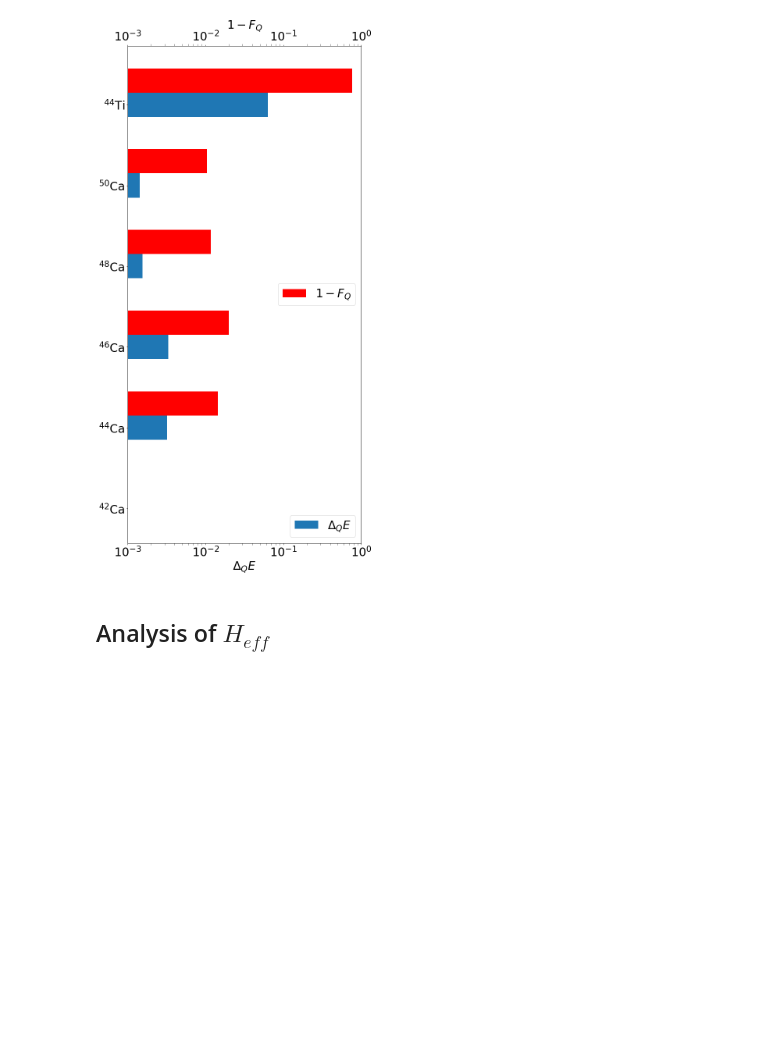
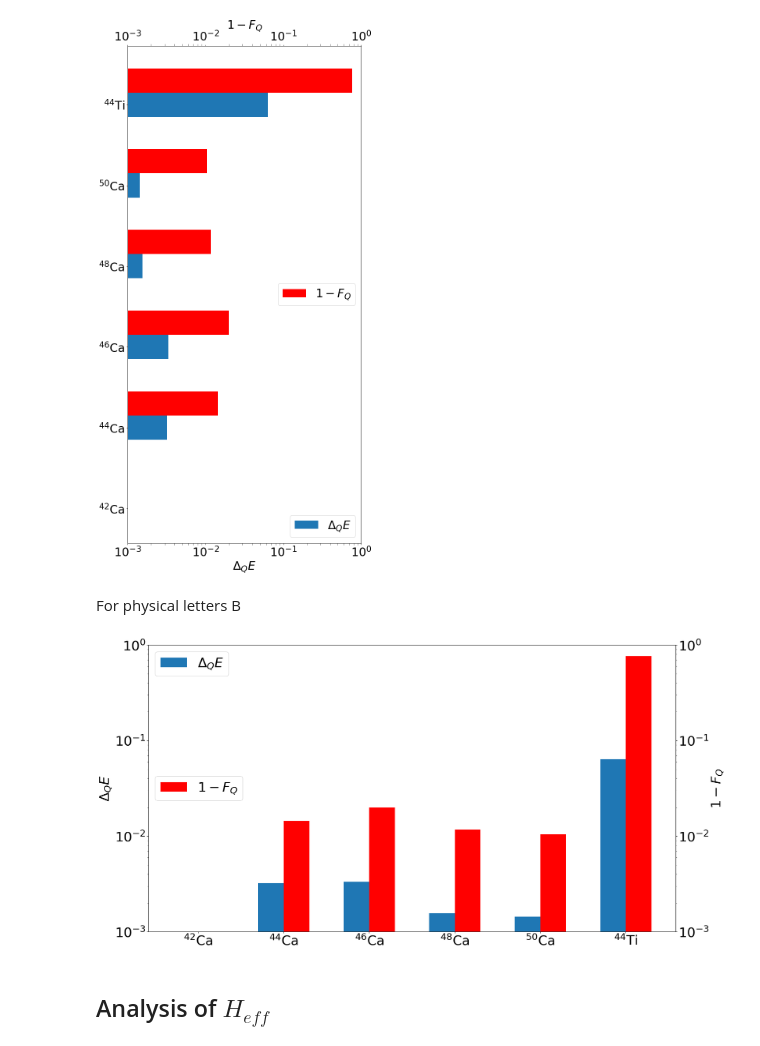
Before and after one commit to emacosta95/2nd_qa4nsm, a Jupyter notebook: AnalysisQHQ.ipynb, the cells around one changed output. Drawn from its saved outputs; the diff is of its cells as text; code cells hidden in the pictures; blank space fills up the shorter version.

```diff
--- a/AnalysisQHQ.ipynb
+++ b/AnalysisQHQ.ipynb
@@ -715,6 +845,48 @@ plt.tight_layout()
 plt.show()
 # %% [output]
 [figure]
+# %% [markdown]
+For physical letters B
+# %%
+fig, ax = plt.subplots(figsize=(20, 10))  # Wide layout
+
+x_pos = np.arange(len(titles))
+
+# First bar group: Δ_Q E
+ax.bar(x=x_pos, height=energy_errors, width=0.3, label=r'$\Delta_Q E$')
+
+# Twin y-axis for second bar group: 1 - F_Q
+ax_twin = ax.twinx()
+ax_twin.bar(x=x_pos + 0.3, height=fidelities, width=0.3, color='red', label=r'$1-F_Q$')
+
+# Set x-axis tick labels to titles
+ax.set_xticks(x_pos + 0.15)  # Center between the two bars
+ax.set_xticklabels(titles, rotation=0, fontsize=30)
+
+# Legends
+ax.legend(fontsize=30, loc='upper left')
+ax_twin.legend(fontsize=30, loc='center left')
+
+# Axis labels
+ax.set_ylabel(r'$\Delta_Q E$', fontsize=30)
+ax_twin.set_ylabel(r'$1-F_Q$', fontsize=30)
+
+# Log scale (if needed)
+ax.set_yscale('log')
+ax_twin.set_yscale('log')
+
+# Y-axis limits
+ax.set_ylim([1e-3, 1])
+ax_twin.set_ylim([1e-3, 1])
+
+# Tick formatting
+ax.tick_params(labelsize=30)
+ax_twin.tick_params(labelsize=30)
+
+plt.tight_layout()
+plt.show()
+# %% [output]
+[figure, added]
 # %% [markdown]
 ## Analysis of $H_{eff}$
 # %%
```
Also changed, not shown: parts of 13 cells of this notebook, 7 other files.
